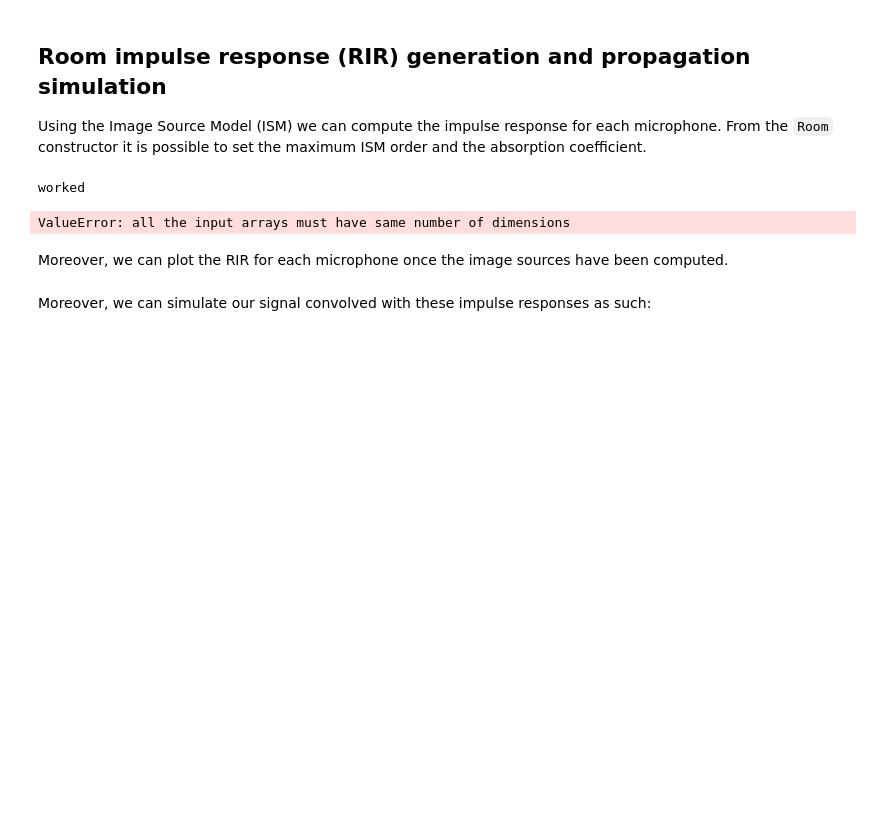
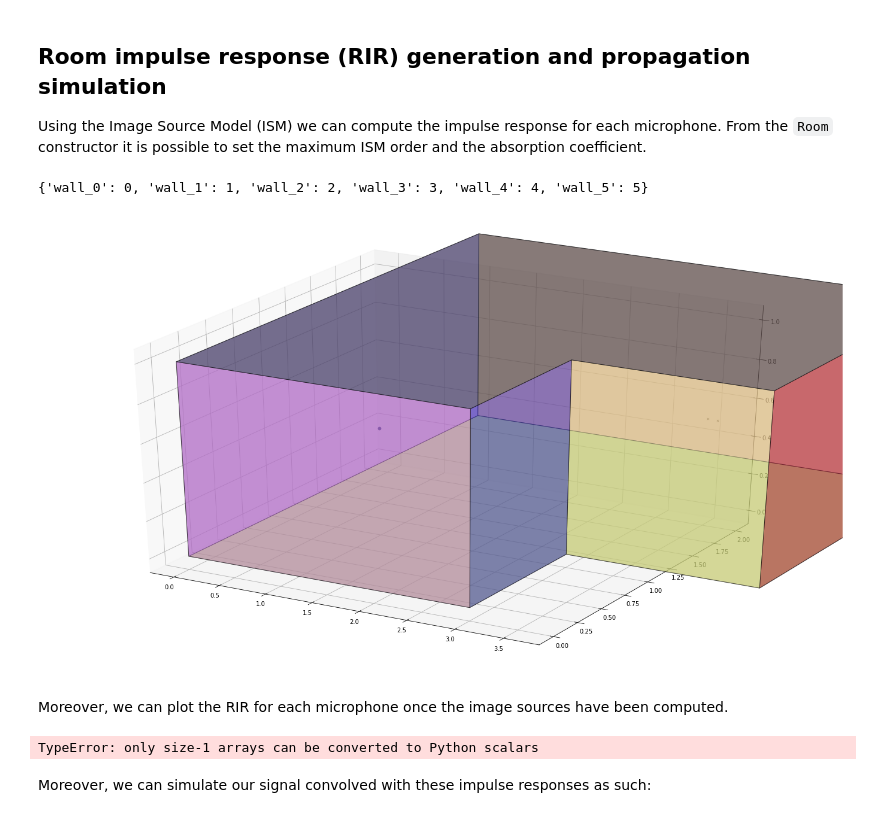
Before and after one commit to LCAV/pyroomacoustics, a Jupyter notebook: pyroomacoustics_demo.ipynb, the cells around one changed output. Drawn from its saved outputs; the diff is of its cells as text; code cells hidden in the pictures; blank space fills up the shorter version.

```diff
--- a/pyroomacoustics_demo.ipynb
+++ b/pyroomacoustics_demo.ipynb
@@ -105,36 +105,41 @@ fig, ax = room.plot()
 ## Room impulse response (RIR) generation and propagation simulation
 
 Using the Image Source Model (ISM) we can compute the impulse response for each microphone. From the `Room` constructor it is possible to set the maximum ISM order and the absorption coefficient.
+# %%
+room.wallsId
+# %% [output]
+{'wall_0': 0, 'wall_1': 1, 'wall_2': 2, 'wall_3': 3, 'wall_4': 4, 'wall_5': 5}
 # %%
 # specify signal source
 fs, signal = wavfile.read("arctic_a0010.wav")
-
+corners = np.array([[0,0], [0,3], [5,3], [5,1], [3,1], [3,0]]).T
 # set max_order to a low value for a quick (but less accurate) RIR
 room = pra.Room.from_corners(corners, fs=fs, max_order=8, absorption=0.2)
-room.extrude(2.)
+room.extrude(1.)
 
 # add source and set the signal to WAV file content
 room.add_source([1., 1., 0.5], signal=signal)
 
 # add two-microphone array
 R = np.array([[3.5, 3.6], [2., 2.], [0.5,  0.5]])  # [[x], [y], [z]]
 room.add_microphone_array(pra.MicrophoneArray(R, room.fs))
 
 # compute image sources
-room.image_source_model(use_libroom=False)
+room.walls
 
 # visualize 3D polyhedron room and image sources
 fig, ax = room.plot(img_order=3)
 fig.set_size_inches(18.5, 10.5)
 # %% [output]
-worked
-ValueError: all the input arrays must have same number of dimensions
+[figure, added]
 # %% [markdown]
 Moreover, we can plot the RIR for each microphone once the image sources have been computed.
 # %%
 room.plot_rir()
 fig = plt.gcf()
 fig.set_size_inches(20, 10)
+# %% [output]
+TypeError: only size-1 arrays can be converted to Python scalars
 # %% [markdown]
 Moreover, we can simulate our signal convolved with these impulse responses as such:
 # %%
```
Also changed, not shown: parts of 3 cells of this notebook, 1 other file.
